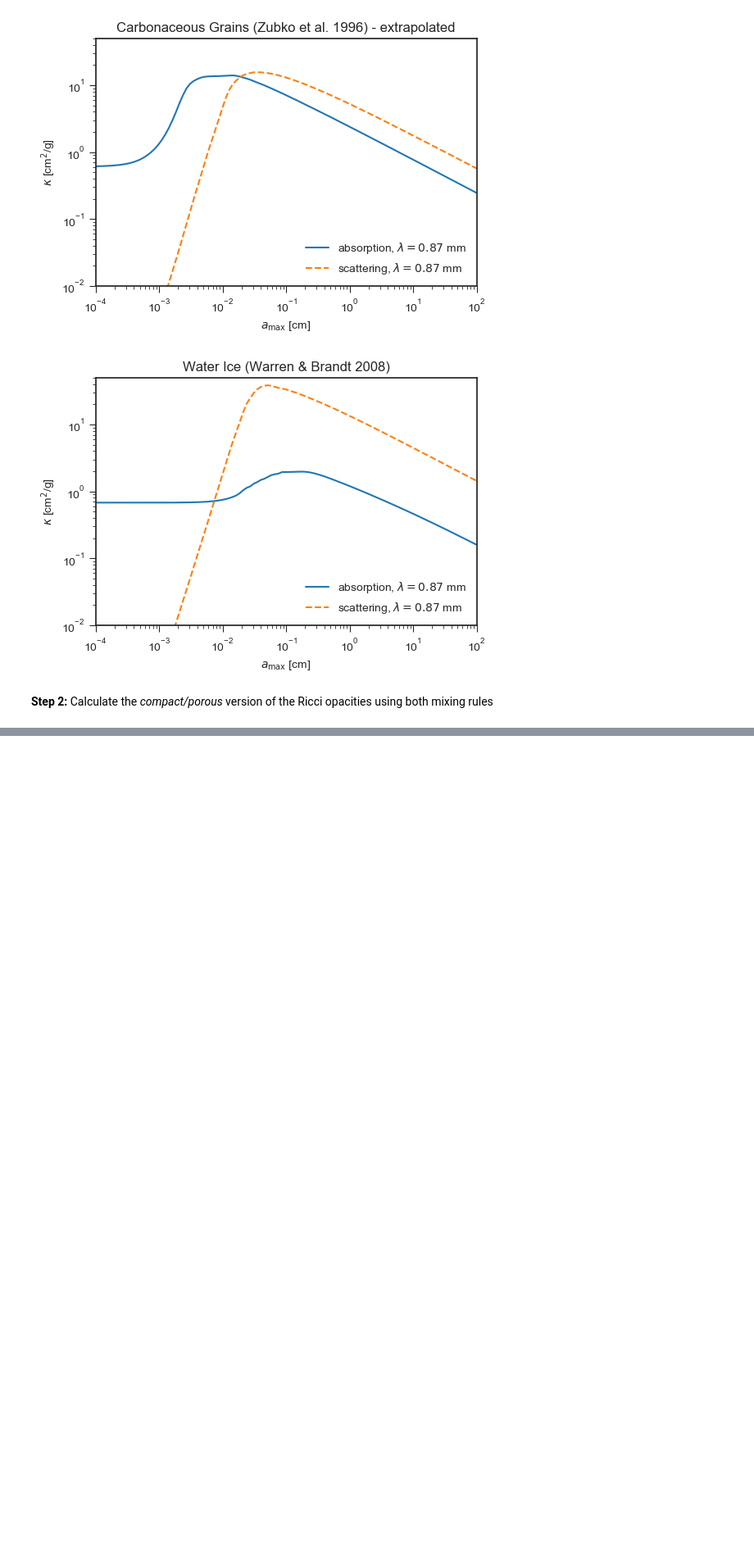
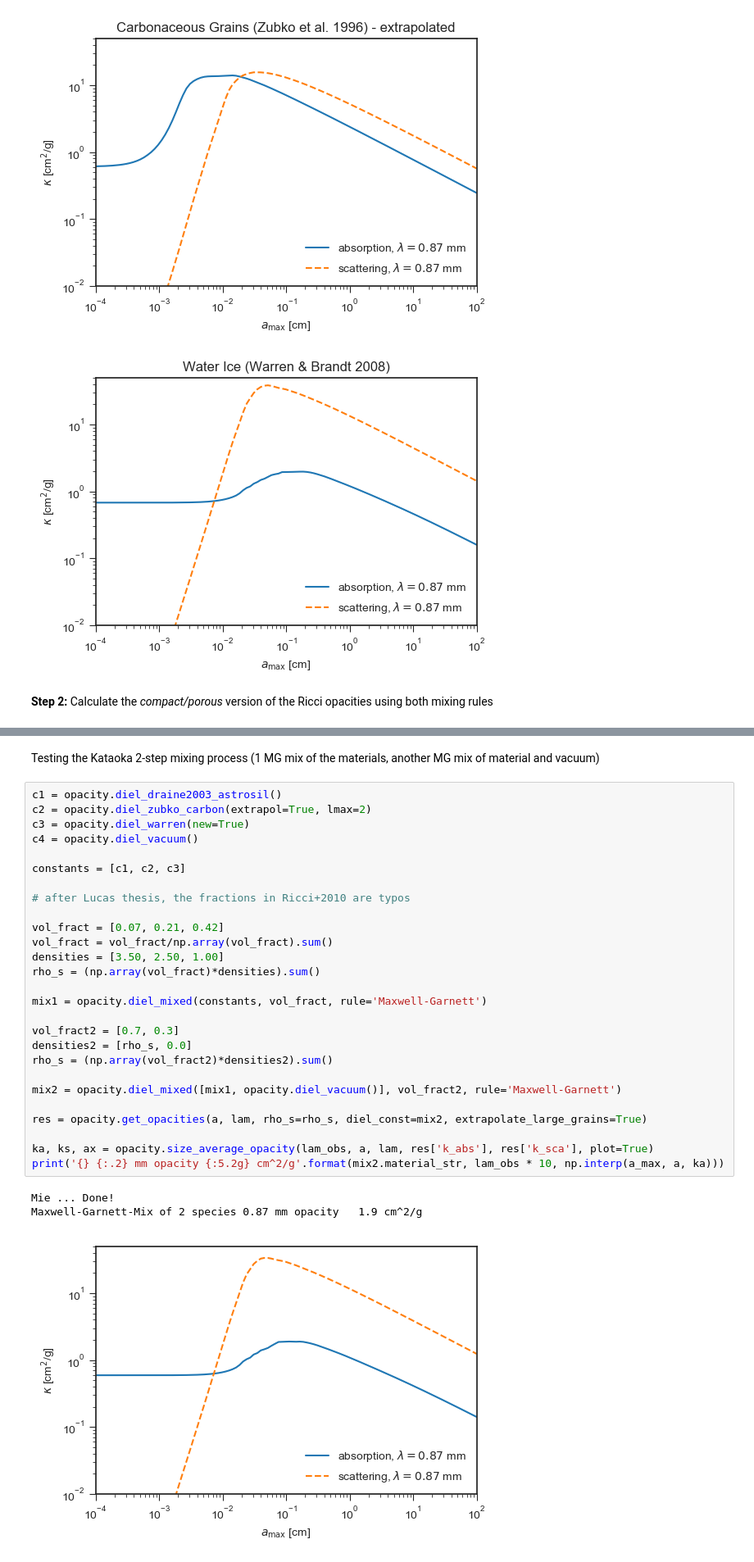
Before and after one commit to seanandrews/p484, a Jupyter notebook: projects/opacities/default_opacities.ipynb, the cells around one changed output, grey strips where cells are left out. Shown: that part at 82% size. Cells and saved outputs as stored; diff of their text form; blank space fills up the shorter version.

Commit message:
finished tests with different mixing recipes

```diff
--- a/projects/opacities/default_opacities.ipynb
+++ b/projects/opacities/default_opacities.ipynb
@@ -542 +542,34 @@ Maxwell-Garnett-Mix of 3 species 0.087 mm opacity   3.4 cm^2/g
 [figure]
+# %% [markdown]
+Testing the Kataoka 2-step mixing process (1 MG mix of the materials, another MG mix of material and vacuum)
+# %%
+c1 = opacity.diel_draine2003_astrosil()
+c2 = opacity.diel_zubko_carbon(extrapol=True, lmax=2)
+c3 = opacity.diel_warren(new=True)
+c4 = opacity.diel_vacuum()
+
+constants = [c1, c2, c3]
+
+# after Lucas thesis, the fractions in Ricci+2010 are typos
+
+vol_fract = [0.07, 0.21, 0.42]
+vol_fract = vol_fract/np.array(vol_fract).sum()
+densities = [3.50, 2.50, 1.00]
+rho_s = (np.array(vol_fract)*densities).sum()
+
+mix1 = opacity.diel_mixed(constants, vol_fract, rule='Maxwell-Garnett')
+
+vol_fract2 = [0.7, 0.3]
+densities2 = [rho_s, 0.0]
+rho_s = (np.array(vol_fract2)*densities2).sum()
+
+mix2 = opacity.diel_mixed([mix1, opacity.diel_vacuum()], vol_fract2, rule='Maxwell-Garnett')
+
+res = opacity.get_opacities(a, lam, rho_s=rho_s, diel_const=mix2, extrapolate_large_grains=True)
+
+ka, ks, ax = opacity.size_average_opacity(lam_obs, a, lam, res['k_abs'], res['k_sca'], plot=True)
+print('{} {:.2} mm opacity {:5.2g} cm^2/g'.format(mix2.material_str, lam_obs * 10, np.interp(a_max, a, ka)))
+# %% [output]
+Mie ... Done!
+Maxwell-Garnett-Mix of 2 species 0.87 mm opacity   1.9 cm^2/g
+[figure, added]
```
Also changed, not shown: parts of 2 cells of this notebook.
